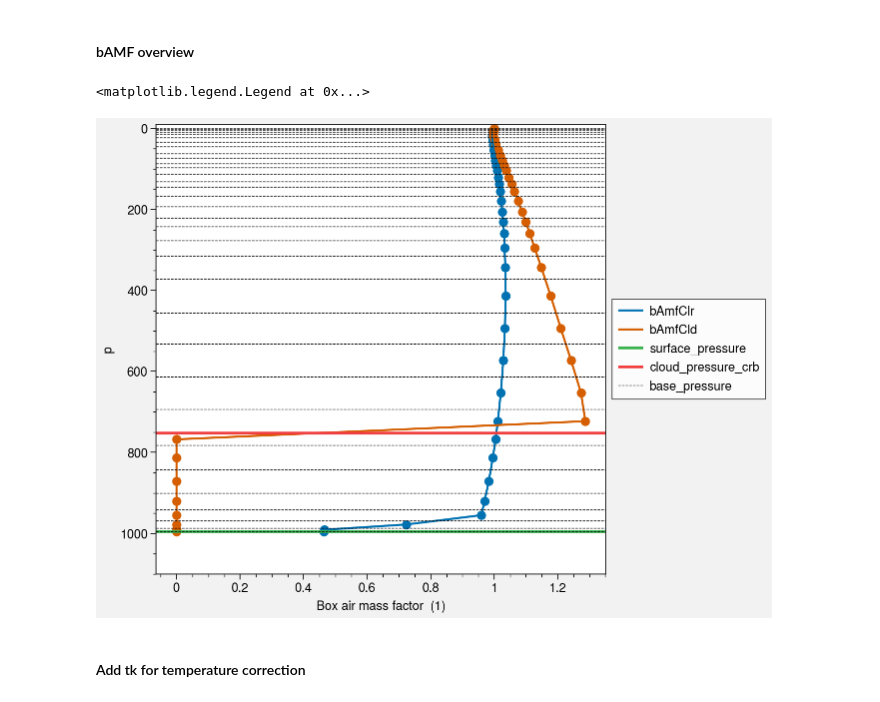
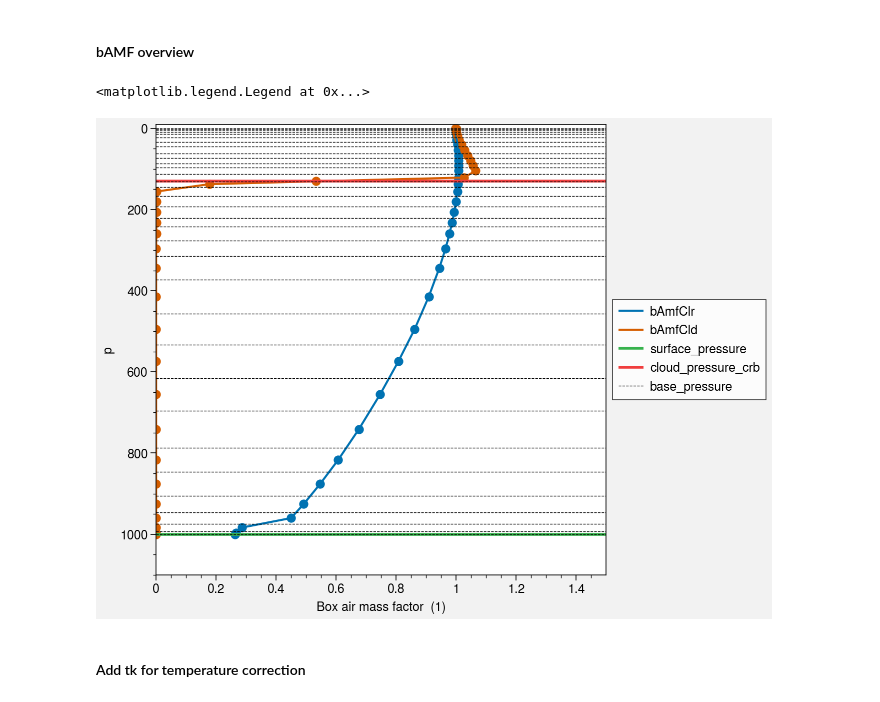
Before and after one commit to zxdawn/S5P-WRFChem-Notebook, a Jupyter notebook: debug/amf_detail.ipynb, the cells around one changed output. Cells and saved outputs as stored; diff of their text form; code cells hidden in the pictures.

```diff
--- a/debug/amf_detail.ipynb
+++ b/debug/amf_detail.ipynb
@@ -250,10 +355,11 @@ l1 = ds['base_pressure'].plot(ax=axs, label='base_pressure')
 l2 = ds['top_pressure'].plot(ax=axs, label='top_pressure')
 l3 = axs.axhline(ds['surface_pressure'], color='green7', label='surface_pressure')
 l4 = axs.axhline(ds['cloud_pressure_crb'], color='red7', label='cloud_pressure_crb')
+l5 = axs.axhline(ds['base_tropo'], color='gray7', label='base_tropo')
 
 ds.plot.scatter(x='layer', y='base_pressure', ax=axs)
 ds.plot.scatter(x='layer', y='top_pressure', ax=axs)
 
-axs.legend([l1, l2, l3, l4], ncols=1, loc='r')
+axs.legend([l1, l2, l3, l4, l5], ncols=1, loc='r')
 axs.format(ylim=(1100, -10), ylabel='Pressure [hPa]')
 # %% [output]
@@ -327,5 +433,5 @@ Coordinates:
 # %%
-id_cld = (ds['cloud_pressure_crb'] > ds['base_pressure']).argmax().values - 1
+id_cld = max(0, (ds['cloud_pressure_crb'] > ds['base_pressure']).argmax().values - 1)
 # %% [markdown]
 According to the figure, `id_sfc` and `id_cld` should be 0 and 6, respectively:
 # %%
@@ -616,7 +744,8 @@ def cal_bamf(lut, p_full_level, albedo, cld_albedo, p_sfc, p_cld, dphi, mu0, mu)
                                   dphi=dphi,
                                   mu0=mu0,
                                   mu=mu,
-                                  ).isel(pixel=0, layer=0)
+                                  )
+    bAmfClr_p = bAmfClr_p.isel(pixel=0, layer=0)
 
     bAmfCld_p = da.interp(albedo=cld_albedo,
                                   p_surface=np.log(p_cld),
@@ -639,39 +768,40 @@ Notes of the function above:
 p_full_level = p_level.rolling({'layer': 2}).mean()[1:, ...]
 
 bAmfClr_p, bAmfCld_p, bAmfClr, bAmfCld = cal_bamf(lut, p_full_level,
-                            ds['surface_albedo'].expand_dims('pixel'),
+#                             ds['surface_albedo'].expand_dims('pixel'),
+                            ds['surface_albedo_nitrogendioxide_window'].expand_dims('pixel'),
                             ds['cloud_albedo_crb'].expand_dims('pixel'),
                             p_sfc, p_cld,
                             ds['relative_azimuth_angle'].expand_dims('pixel'),
-                            np.cos(np.deg2rad(ds['solar_zenith_angle'])).expand_dims('pixel'),
-                            np.cos(np.deg2rad(ds['viewing_zenith_angle'])).expand_dims('pixel'),
+                            ds['cosine_solar_zenith_angle'].expand_dims('pixel'),
+                            ds['cosine_viewing_zenith_angle'].expand_dims('pixel'),
                             )
 # %% [markdown]
 #### bAMF overview
 # %%
 fig, axs = plot.subplots(axwidth=4.5)
 
 l1 = axs.plot(bAmfClr, np.exp(bAmfClr.p), label='bAmfClr')
 l2 = axs.plot(bAmfCld, np.exp(bAmfCld.p), label='bAmfCld')
 l3 = axs.axhline(ds['surface_pressure'], color='green7',
                  label='surface_pressure', linewidth=2)
 l4 = axs.axhline(ds['cloud_pressure_crb'], color='red7',
                  label='cloud_pressure_crb', linewidth=2)
 
 for p in ds['base_pressure']:
     l5 = axs.axhline(p, color='k',
                      linestyle='--', linewidth=0.5,
                      label='base_pressure',
                      zorder=10)
 
 axs.scatter(bAmfClr, np.exp(bAmfClr.p))
 axs.scatter(bAmfCld, np.exp(bAmfCld.p))
 
-axs.format(ylim=(1100, -10), grid=False)
+axs.format(ylim=(1100, -10), xlim=(0, 1.5), grid=False)
 axs.legend([l1, l2, l3, l4, l5], ncols=1, loc='r')
 # %% [output]
 <matplotlib.legend.Legend at 0x...>
-[figure, old version]
+[figure, new version]
 # %% [markdown]
 #### Add tk for temperature correction
 # %% [markdown]
```
Also changed, not shown: parts of 42 cells of this notebook, 1 other file.
